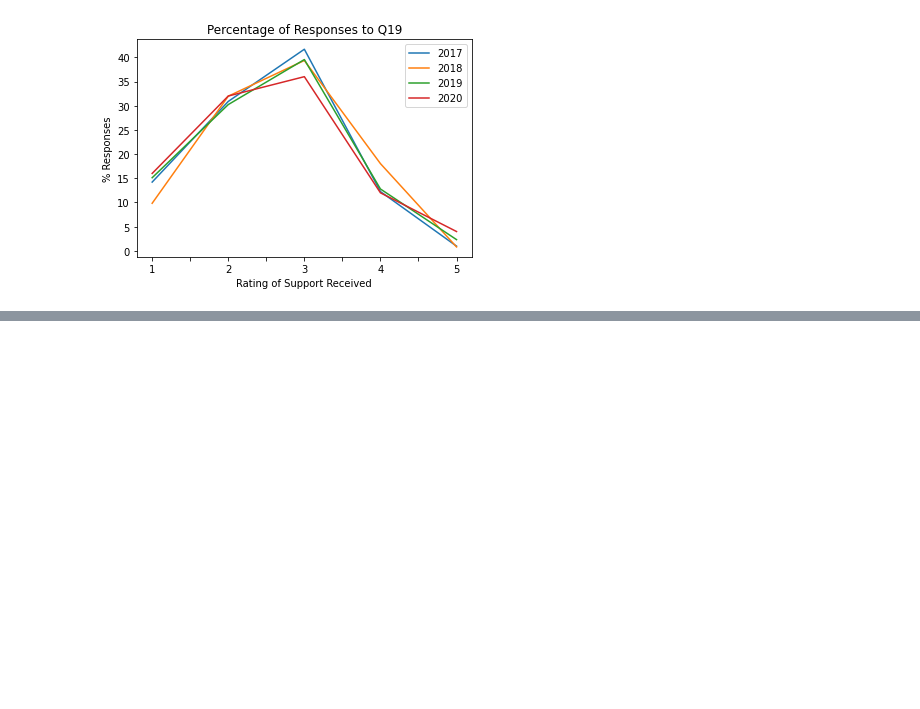
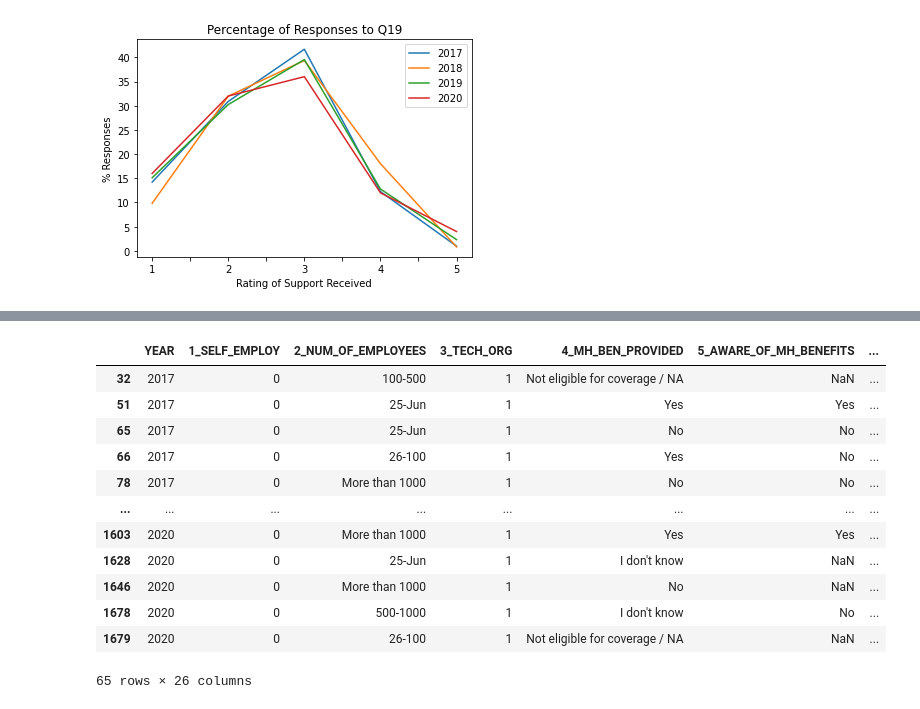
Before and after one commit to bennetyousuf/ProjectOne-MentalHealthinTech, a Jupyter notebook: Working_Notebooks/Mental Health in Tech Data Cleanup_NC.ipynb, the cells around one changed output, grey strips where cells are left out. Cells and saved outputs as stored; diff of their text form; code cells hidden in the pictures; blank space fills up the shorter version.

```diff
--- a/Working_Notebooks/Mental Health in Tech Data Cleanup_NC.ipynb
+++ b/Working_Notebooks/Mental Health in Tech Data Cleanup_NC.ipynb
@@ -479,0 +515,31 @@ fig.savefig('Images/Q19valuecount.png')
+# %%
+US = ["United States of America"]
+UK = ["United Kingdom"]
+Other = ['Canada','Germany','Spain','Netherlands','Australia','Switzerland',
+         'Portugal','South Africa','India','Iceland','Ireland','New Zealand',
+         'Poland','Indonesia','Philippines','Israel','Italy','Croatia','Hong Kong','Norway',
+        'France','Finland','Estonia','Brazil']
+
+MD_US_df = MD_Yes_copy_df.loc[MD_Yes_copy_df["25_COUNTRY_2"]== "United States of America"]
+MD_US_df
+
+MD_UK_df = MD_Yes_copy_df.loc[MD_Yes_copy_df["25_COUNTRY_2"]== "United Kingdom"]
+MD_UK_df
+
+MD_Other_df = MD_Yes_copy_df.loc[MD_Yes_copy_df["25_COUNTRY_2"] != "United States of America"]
+MD_Other_df = MD_Other_df.loc[MD_Other_df["25_COUNTRY_2"] != "United Kingdom"]
+MD_Other_df
+# %% [output]
+|  | YEAR | 1_SELF_EMPLOY | 2_NUM_OF_EMPLOYEES | 3_TECH_ORG | 4_MH_BEN_PROVIDED | 5_AWARE_OF_MH_BENEFITS | ... |
+| 32 | 2017 | 0 | 100-500 | 1 | Not eligible for coverage / NA | NaN | ... |
+| 51 | 2017 | 0 | 25-Jun | 1 | Yes | Yes | ... |
+| 65 | 2017 | 0 | 25-Jun | 1 | No | No | ... |
+| 66 | 2017 | 0 | 26-100 | 1 | Yes | No | ... |
+| 78 | 2017 | 0 | More than 1000 | 1 | No | No | ... |
+| ... | ... | ... | ... | ... | ... | ... | ... |
+| 1603 | 2020 | 0 | More than 1000 | 1 | Yes | Yes | ... |
+| 1628 | 2020 | 0 | 25-Jun | 1 | I don't know | NaN | ... |
+| 1646 | 2020 | 0 | More than 1000 | 1 | No | NaN | ... |
+| 1678 | 2020 | 0 | 500-1000 | 1 | I don't know | No | ... |
+| 1679 | 2020 | 0 | 26-100 | 1 | Not eligible for coverage / NA | NaN | ... |
+65 rows × 26 columns
```
Also changed, not shown: parts of 7 cells of this notebook, 2 other files.
